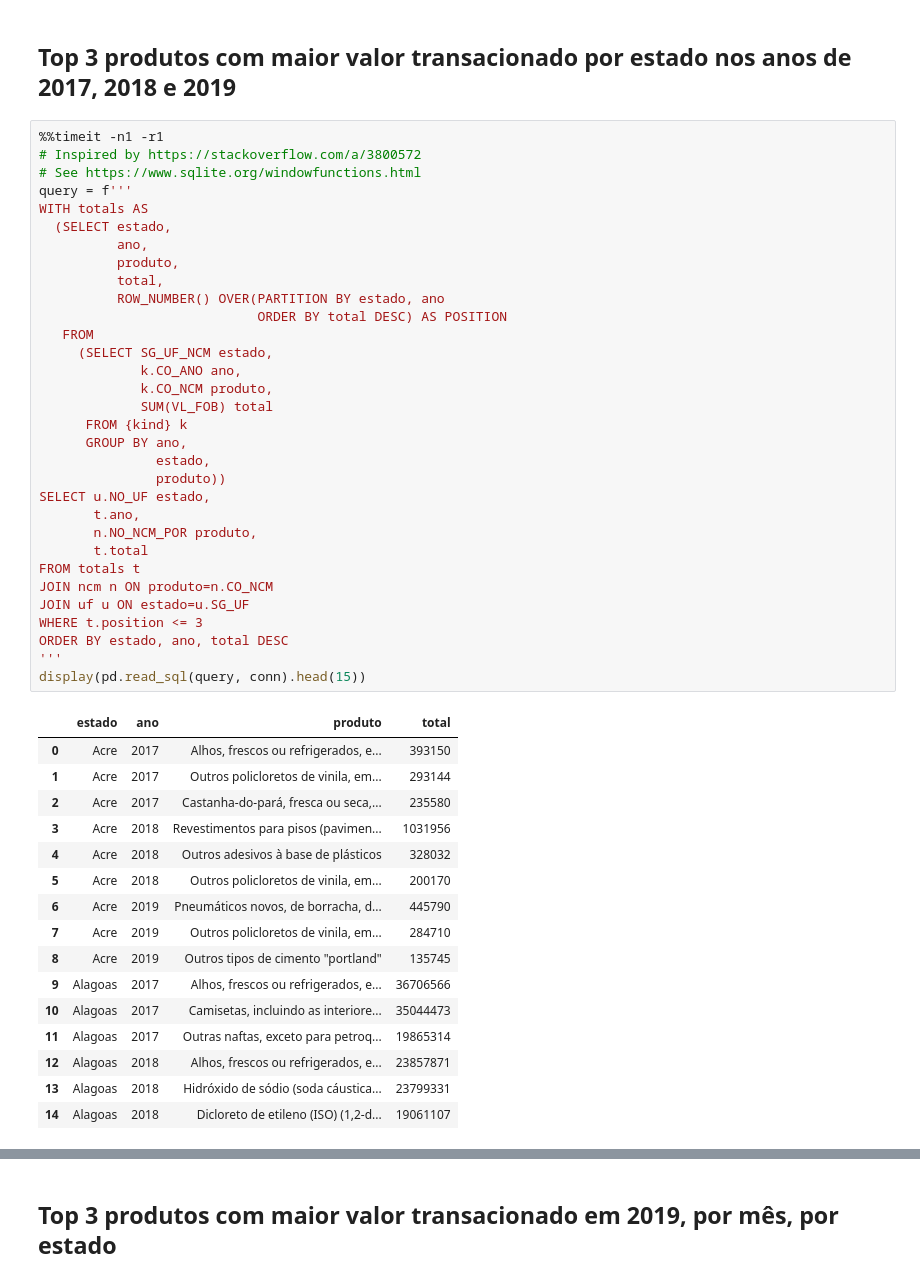
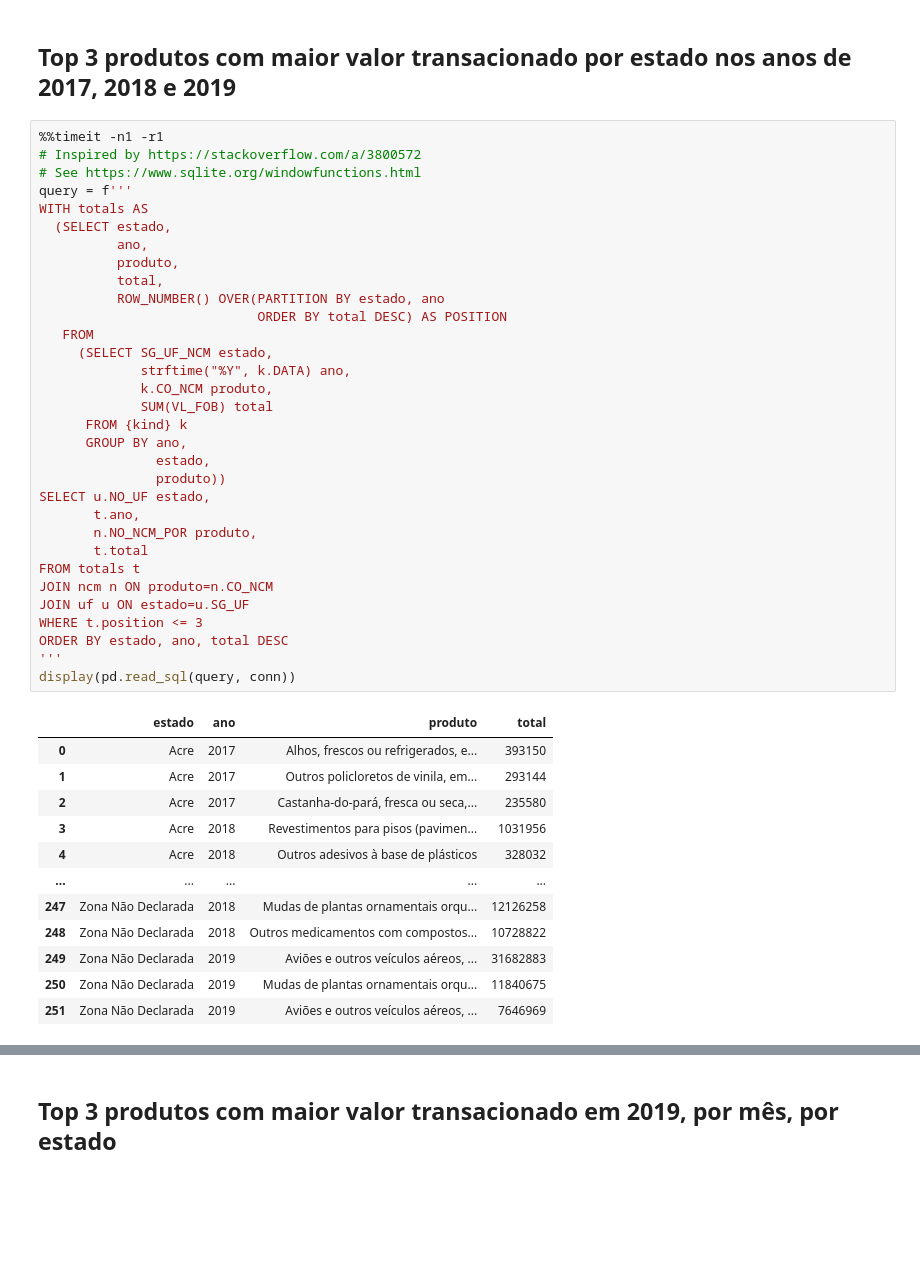
Before and after one commit to he7d3r/desafio-engenharia-dados, a Jupyter notebook: notebooks/database-exploration.ipynb, the cells around one changed output, grey strips where cells are left out. Cells and saved outputs as stored; diff of their text form; blank space fills up the shorter version.

```diff
--- a/notebooks/database-exploration.ipynb
+++ b/notebooks/database-exploration.ipynb
@@ -581,42 +575,38 @@ WITH totals AS
           ano,
           produto,
           total,
           ROW_NUMBER() OVER(PARTITION BY estado, ano
                             ORDER BY total DESC) AS POSITION
    FROM
      (SELECT SG_UF_NCM estado,
-             k.CO_ANO ano,
+             strftime("%Y", k.DATA) ano,
              k.CO_NCM produto,
              SUM(VL_FOB) total
       FROM {kind} k
       GROUP BY ano,
                estado,
                produto))
 SELECT u.NO_UF estado,
        t.ano,
        n.NO_NCM_POR produto,
        t.total
 FROM totals t
 JOIN ncm n ON produto=n.CO_NCM
 JOIN uf u ON estado=u.SG_UF
 WHERE t.position <= 3
 ORDER BY estado, ano, total DESC
 '''
-display(pd.read_sql(query, conn).head(15))
+display(pd.read_sql(query, conn))
 # %% [output]
 |  | estado | ano | produto | total |
 | 0 | Acre | 2017 | Alhos, frescos ou refrigerados, e... | 393150 |
 | 1 | Acre | 2017 | Outros policloretos de vinila, em... | 293144 |
 | 2 | Acre | 2017 | Castanha-do-pará, fresca ou seca,... | 235580 |
 | 3 | Acre | 2018 | Revestimentos para pisos (pavimen... | 1031956 |
 | 4 | Acre | 2018 | Outros adesivos à base de plásticos | 328032 |
-| 5 | Acre | 2018 | Outros policloretos de vinila, em... | 200170 |
-| 6 | Acre | 2019 | Pneumáticos novos, de borracha, d... | 445790 |
-| 7 | Acre | 2019 | Outros policloretos de vinila, em... | 284710 |
-| 8 | Acre | 2019 | Outros tipos de cimento "portland" | 135745 |
-| 9 | Alagoas | 2017 | Alhos, frescos ou refrigerados, e... | 36706566 |
-| 10 | Alagoas | 2017 | Camisetas, incluindo as interiore... | 35044473 |
-| 11 | Alagoas | 2017 | Outras naftas, exceto para petroq... | 19865314 |
-| 12 | Alagoas | 2018 | Alhos, frescos ou refrigerados, e... | 23857871 |
-| 13 | Alagoas | 2018 | Hidróxido de sódio (soda cáustica... | 23799331 |
-| 14 | Alagoas | 2018 | Dicloreto de etileno (ISO) (1,2-d... | 19061107 |
+| ... | ... | ... | ... | ... |
+| 247 | Zona Não Declarada | 2018 | Mudas de plantas ornamentais orqu... | 12126258 |
+| 248 | Zona Não Declarada | 2018 | Outros medicamentos com compostos... | 10728822 |
+| 249 | Zona Não Declarada | 2019 | Aviões e outros veículos aéreos, ... | 31682883 |
+| 250 | Zona Não Declarada | 2019 | Mudas de plantas ornamentais orqu... | 11840675 |
+| 251 | Zona Não Declarada | 2019 | Aviões e outros veículos aéreos, ... | 7646969 |
```
Also changed, not shown: parts of 24 cells of this notebook, 4 other files.
